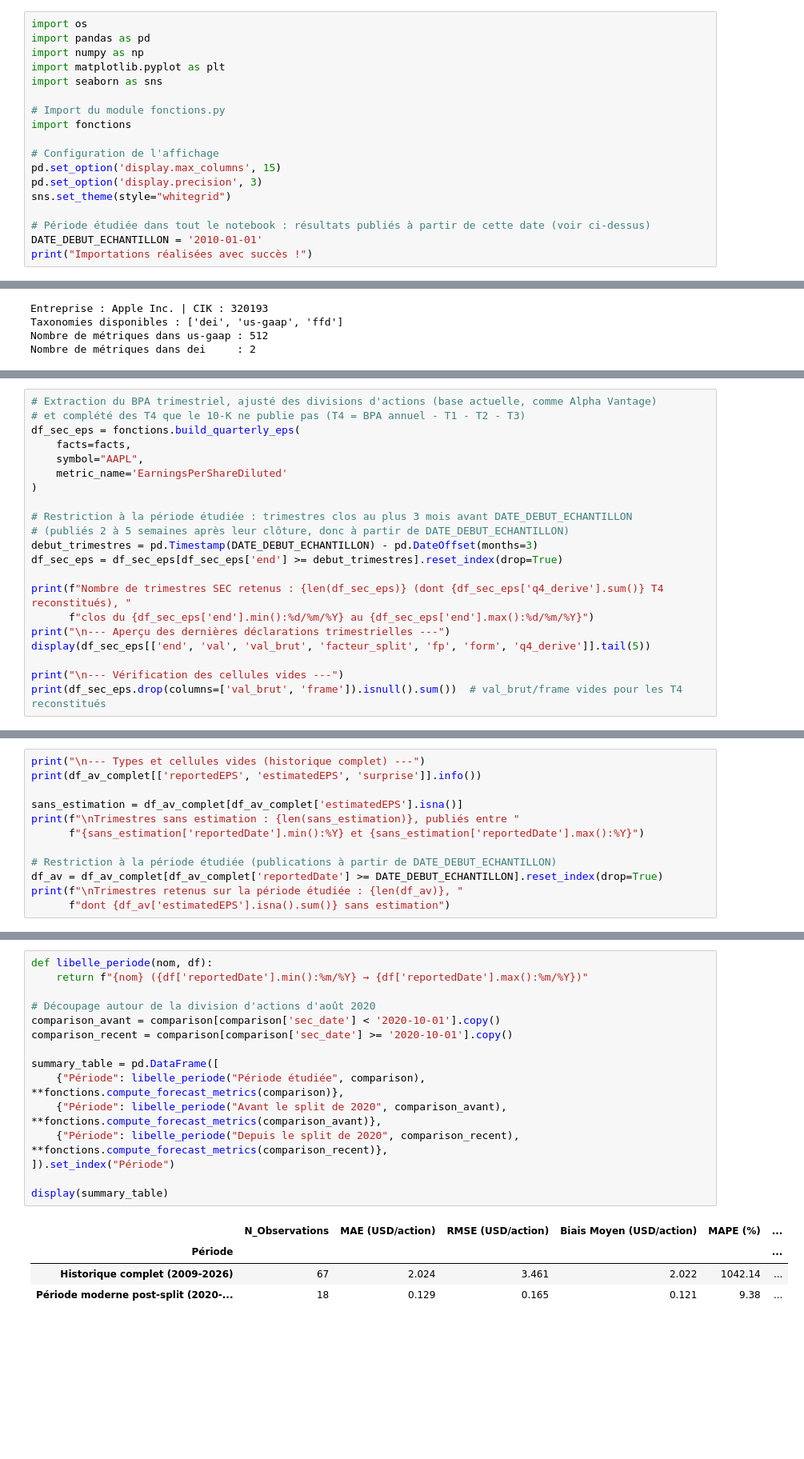
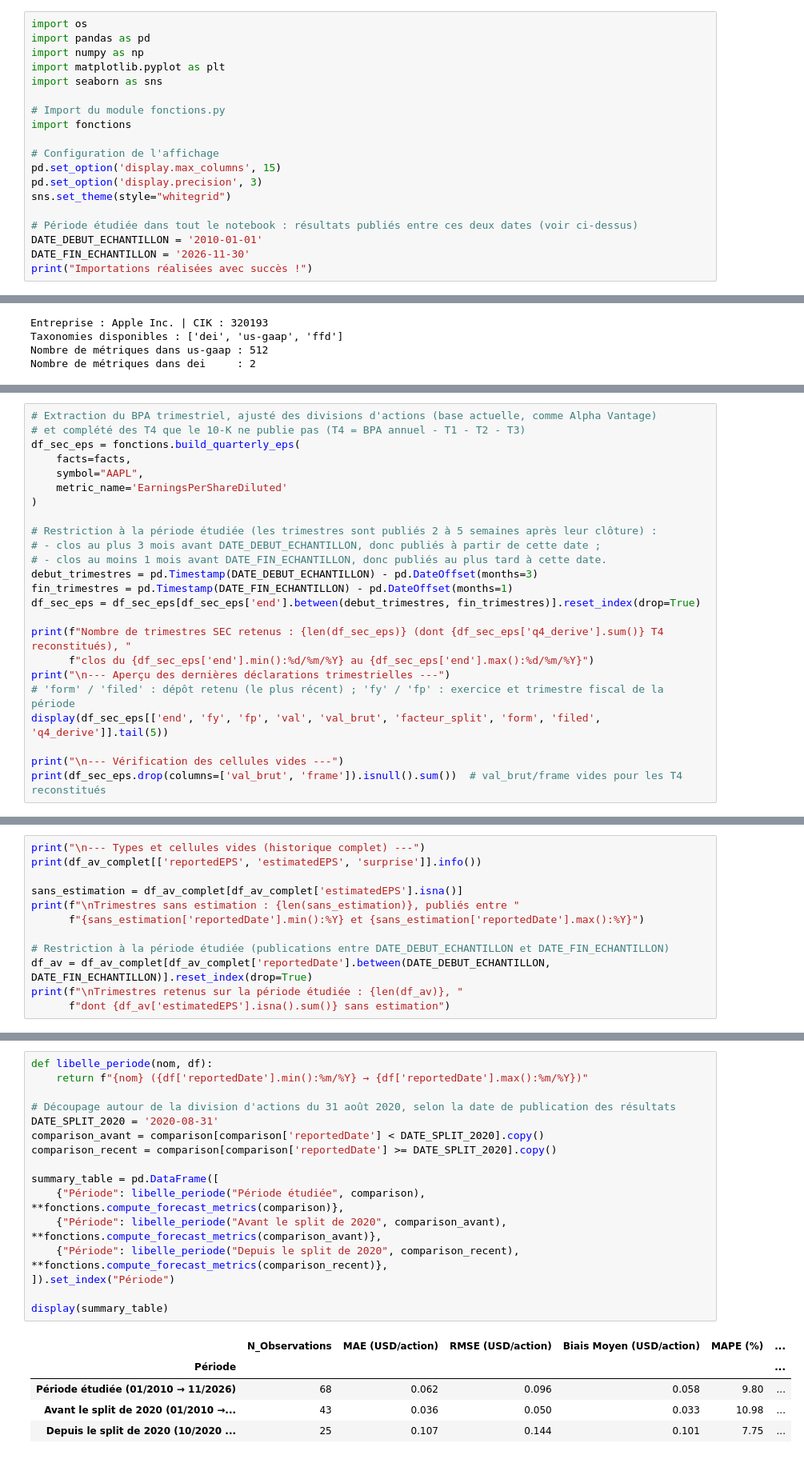
Before and after one commit to FRingChat/A-financial-analysis_ENSAE-2026, a Jupyter notebook: Main.ipynb, the cells around one changed output, grey strips where cells are left out. Shown at 80% size. Saved outputs shown, nothing was run; the diff lists cells and outputs as text; blank space fills up the shorter version.

```diff
--- a/Main.ipynb
+++ b/Main.ipynb
@@ -34,8 +36,9 @@ pd.set_option('display.max_columns', 15)
 pd.set_option('display.precision', 3)
 sns.set_theme(style="whitegrid")
 
-# Période étudiée dans tout le notebook : résultats publiés à partir de cette date (voir ci-dessus)
+# Période étudiée dans tout le notebook : résultats publiés entre ces deux dates (voir ci-dessus)
 DATE_DEBUT_ECHANTILLON = '2010-01-01'
+DATE_FIN_ECHANTILLON = '2026-11-30'
 print("Importations réalisées avec succès !")
 # %% [output]
 Importations réalisées avec succès !
@@ -75,15 +81,18 @@ df_sec_eps = fonctions.build_quarterly_eps(
     metric_name='EarningsPerShareDiluted'
 )
 
-# Restriction à la période étudiée : trimestres clos au plus 3 mois avant DATE_DEBUT_ECHANTILLON
-# (publiés 2 à 5 semaines après leur clôture, donc à partir de DATE_DEBUT_ECHANTILLON)
+# Restriction à la période étudiée (les trimestres sont publiés 2 à 5 semaines après leur clôture) :
+# - clos au plus 3 mois avant DATE_DEBUT_ECHANTILLON, donc publiés à partir de cette date ;
+# - clos au moins 1 mois avant DATE_FIN_ECHANTILLON, donc publiés au plus tard à cette date.
 debut_trimestres = pd.Timestamp(DATE_DEBUT_ECHANTILLON) - pd.DateOffset(months=3)
-df_sec_eps = df_sec_eps[df_sec_eps['end'] >= debut_trimestres].reset_index(drop=True)
+fin_trimestres = pd.Timestamp(DATE_FIN_ECHANTILLON) - pd.DateOffset(months=1)
+df_sec_eps = df_sec_eps[df_sec_eps['end'].between(debut_trimestres, fin_trimestres)].reset_index(drop=True)
 
 print(f"Nombre de trimestres SEC retenus : {len(df_sec_eps)} (dont {df_sec_eps['q4_derive'].sum()} T4 reconstitués), "
       f"clos du {df_sec_eps['end'].min():%d/%m/%Y} au {df_sec_eps['end'].max():%d/%m/%Y}")
 print("\n--- Aperçu des dernières déclarations trimestrielles ---")
-display(df_sec_eps[['end', 'val', 'val_brut', 'facteur_split', 'fp', 'form', 'q4_derive']].tail(5))
+# 'form' / 'filed' : dépôt retenu (le plus récent) ; 'fy' / 'fp' : exercice et trimestre fiscal de la période
+display(df_sec_eps[['end', 'fy', 'fp', 'val', 'val_brut', 'facteur_split', 'form', 'filed', 'q4_derive']].tail(5))
 
 print("\n--- Vérification des cellules vides ---")
 print(df_sec_eps.drop(columns=['val_brut', 'frame']).isnull().sum())  # val_brut/frame vides pour les T4 reconstitués
@@ -142,8 +161,8 @@ sans_estimation = df_av_complet[df_av_complet['estimatedEPS'].isna()]
 print(f"\nTrimestres sans estimation : {len(sans_estimation)}, publiés entre "
       f"{sans_estimation['reportedDate'].min():%Y} et {sans_estimation['reportedDate'].max():%Y}")
 
-# Restriction à la période étudiée (publications à partir de DATE_DEBUT_ECHANTILLON)
-df_av = df_av_complet[df_av_complet['reportedDate'] >= DATE_DEBUT_ECHANTILLON].reset_index(drop=True)
+# Restriction à la période étudiée (publications entre DATE_DEBUT_ECHANTILLON et DATE_FIN_ECHANTILLON)
+df_av = df_av_complet[df_av_complet['reportedDate'].between(DATE_DEBUT_ECHANTILLON, DATE_FIN_ECHANTILLON)].reset_index(drop=True)
 print(f"\nTrimestres retenus sur la période étudiée : {len(df_av)}, "
       f"dont {df_av['estimatedEPS'].isna().sum()} sans estimation")
 # %% [output]
@@ -204,23 +239,25 @@ Nous calculons les métriques standards d'évaluation des prévisions en économ
 # %%
 def libelle_periode(nom, df):
     return f"{nom} ({df['reportedDate'].min():%m/%Y} → {df['reportedDate'].max():%m/%Y})"
 
-# Découpage autour de la division d'actions d'août 2020
-comparison_avant = comparison[comparison['sec_date'] < '2020-10-01'].copy()
-comparison_recent = comparison[comparison['sec_date'] >= '2020-10-01'].copy()
+# Découpage autour de la division d'actions du 31 août 2020, selon la date de publication des résultats
+DATE_SPLIT_2020 = '2020-08-31'
+comparison_avant = comparison[comparison['reportedDate'] < DATE_SPLIT_2020].copy()
+comparison_recent = comparison[comparison['reportedDate'] >= DATE_SPLIT_2020].copy()
 
 summary_table = pd.DataFrame([
     {"Période": libelle_periode("Période étudiée", comparison), **fonctions.compute_forecast_metrics(comparison)},
     {"Période": libelle_periode("Avant le split de 2020", comparison_avant), **fonctions.compute_forecast_metrics(comparison_avant)},
     {"Période": libelle_periode("Depuis le split de 2020", comparison_recent), **fonctions.compute_forecast_metrics(comparison_recent)},
 ]).set_index("Période")
 
 display(summary_table)
 # %% [output]
 |  | N_Observations | MAE (USD/action) | RMSE (USD/action) | Biais Moyen (USD/action) | MAPE (%) | ... |
 | Période |  |  |  |  |  | ... |
-| Historique complet (2009-2026) | 67 | 2.024 | 3.461 | 2.022 | 1042.14 | ... |
-| Période moderne post-split (2020-... | 18 | 0.129 | 0.165 | 0.121 | 9.38 | ... |
+| Période étudiée (01/2010 → 11/2026) | 68 | 0.062 | 0.096 | 0.058 | 9.80 | ... |
+| Avant le split de 2020 (01/2010 →... | 43 | 0.036 | 0.050 | 0.033 | 10.98 | ... |
+| Depuis le split de 2020 (10/2020 ... | 25 | 0.107 | 0.144 | 0.101 | 7.75 | ... |
 # %% [markdown]
 Une fois le BPA ajusté des divisions d'actions et les T4 reconstitués, les prévisions des analystes sont **très proches de la réalité** : sur la période étudiée, l'erreur moyenne absolue (**MAE**) n'est que de *0,06 $* par action. Le **Biais Moyen** reste toutefois positif (*+0,058 $*) et le **Taux de Surprise Positive** atteint *91,2 %* : les analystes sous-estiment presque systématiquement les résultats d'Apple.
 
```
Also changed, not shown: parts of 28 cells of this notebook, 3 other files.
